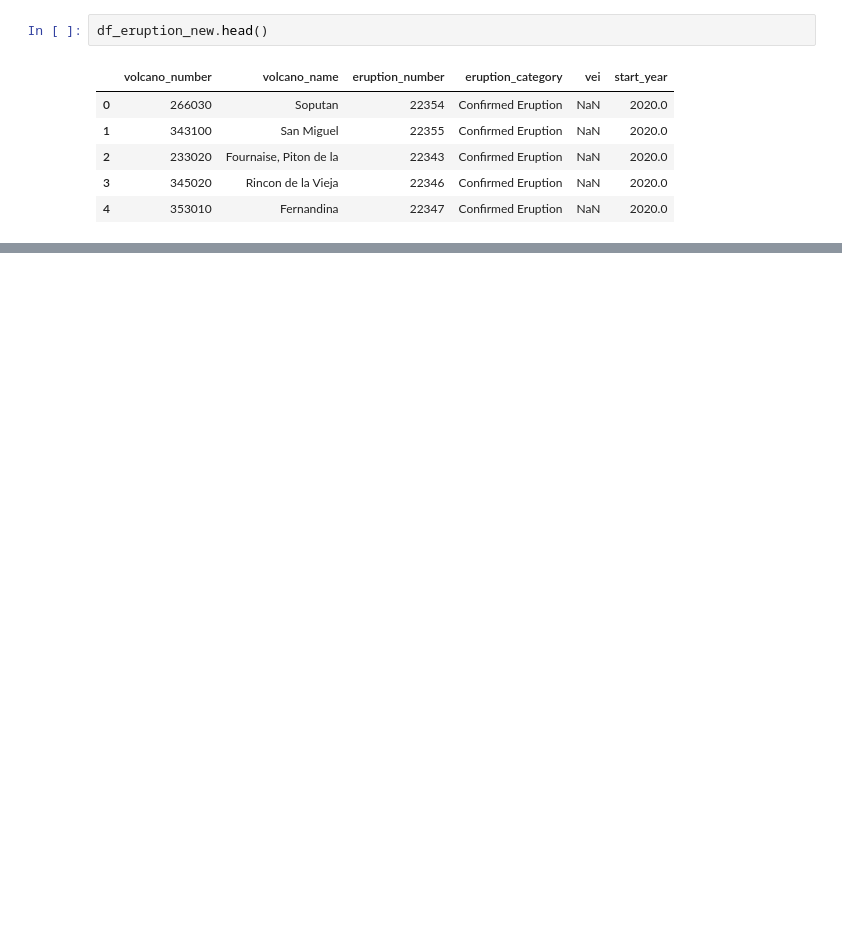
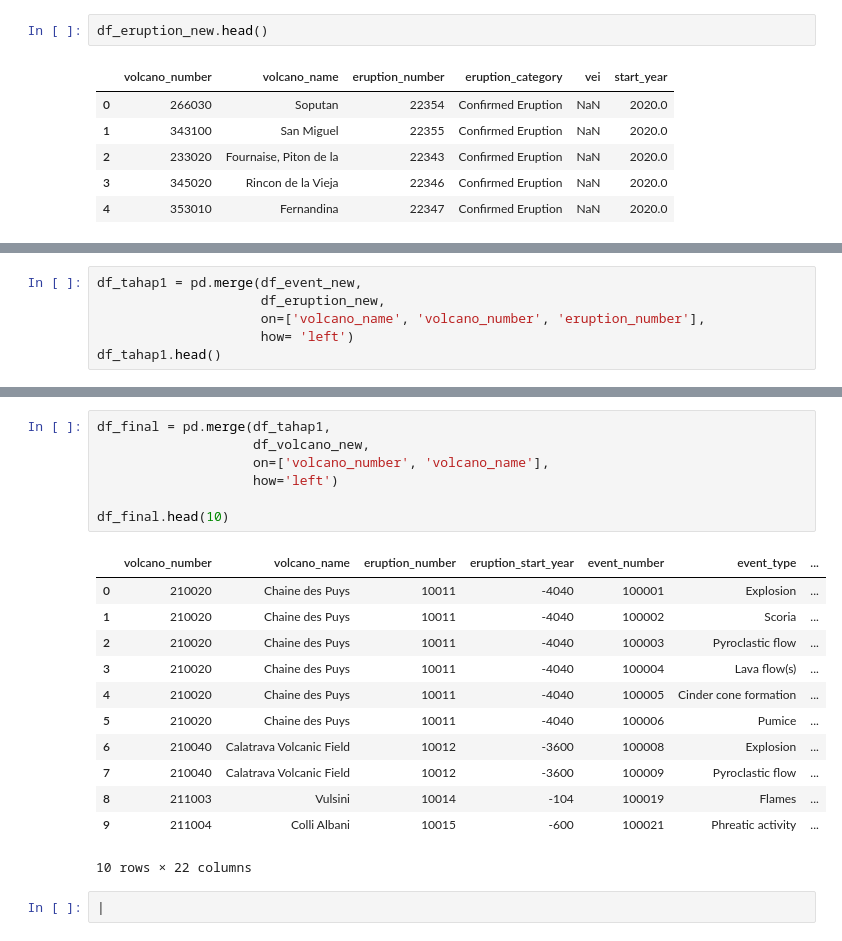
Before and after one commit to RoihansLab/Data-Mining-Project, a Jupyter notebook: Volcano_eruption.ipynb, the cells around one changed output, grey strips where cells are left out. Cells and saved outputs as stored; diff of their text form; blank space fills up the shorter version.

Commit message:
pembentukan datasets dari merge ke 3 datasets

```diff
--- a/Volcano_eruption.ipynb
+++ b/Volcano_eruption.ipynb
@@ -501,0 +502,6 @@ df_eruption_new.head()
+# %%
+df_tahap1 = pd.merge(df_event_new,
+                     df_eruption_new,
+                     on=['volcano_name', 'volcano_number', 'eruption_number'],
+                     how= 'left')
+df_tahap1.head()
@@ -501,0 +515,22 @@ df_eruption_new.head()
+# %%
+df_final = pd.merge(df_tahap1,
+                    df_volcano_new,
+                    on=['volcano_number', 'volcano_name'],
+                    how='left')
+
+df_final.head(10)
+# %% [output]
+|  | volcano_number | volcano_name | eruption_number | eruption_start_year | event_number | event_type | ... |
+| 0 | 210020 | Chaine des Puys | 10011 | -4040 | 100001 | Explosion | ... |
+| 1 | 210020 | Chaine des Puys | 10011 | -4040 | 100002 | Scoria | ... |
+| 2 | 210020 | Chaine des Puys | 10011 | -4040 | 100003 | Pyroclastic flow | ... |
+| 3 | 210020 | Chaine des Puys | 10011 | -4040 | 100004 | Lava flow(s) | ... |
+| 4 | 210020 | Chaine des Puys | 10011 | -4040 | 100005 | Cinder cone formation | ... |
+| 5 | 210020 | Chaine des Puys | 10011 | -4040 | 100006 | Pumice | ... |
+| 6 | 210040 | Calatrava Volcanic Field | 10012 | -3600 | 100008 | Explosion | ... |
+| 7 | 210040 | Calatrava Volcanic Field | 10012 | -3600 | 100009 | Pyroclastic flow | ... |
+| 8 | 211003 | Vulsini | 10014 | -104 | 100019 | Flames | ... |
+| 9 | 211004 | Colli Albani | 10015 | -600 | 100021 | Phreatic activity | ... |
+10 rows × 22 columns
+# %%
+|
```
Also changed, not shown: parts of 2 cells of this notebook.
